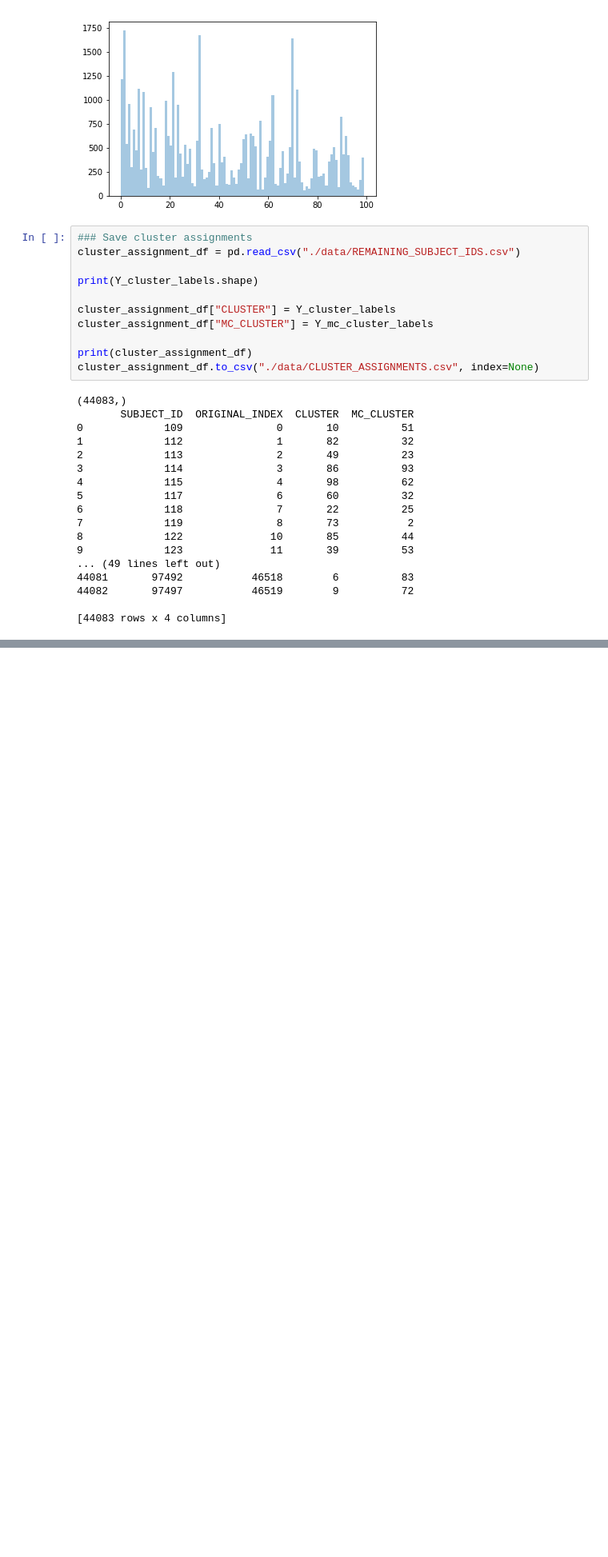
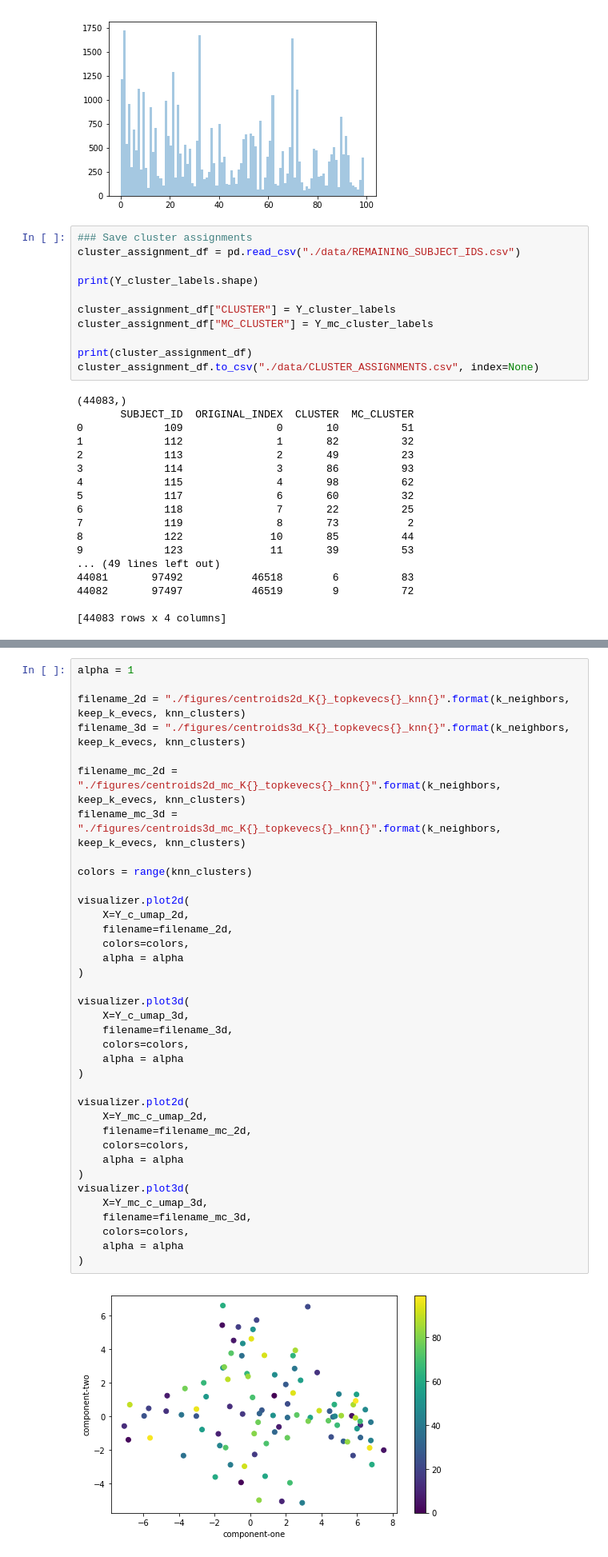
Before and after one commit to ashea2nd/VAE-EHR, a Jupyter notebook: experiments/200311_spectral_analysis_K100_rescaled_svd/spectral_analysis_K100_rescaled.ipynb, the cells around one changed output, grey strips where cells are left out. Shown at 80% size. Cells and saved outputs as stored; diff of their text form; blank space fills up the shorter version.

```diff
--- a/experiments/200311_spectral_analysis_K100_rescaled_svd/spectral_analysis_K100_rescaled.ipynb
+++ b/experiments/200311_spectral_analysis_K100_rescaled_svd/spectral_analysis_K100_rescaled.ipynb
@@ -237,0 +254,39 @@ visualizer.plot3d(
+# %%
+alpha = 1
+
+filename_2d = "./figures/centroids2d_K{}_topkevecs{}_knn{}".format(k_neighbors, keep_k_evecs, knn_clusters)
+filename_3d = "./figures/centroids3d_K{}_topkevecs{}_knn{}".format(k_neighbors, keep_k_evecs, knn_clusters)
+
+filename_mc_2d = "./figures/centroids2d_mc_K{}_topkevecs{}_knn{}".format(k_neighbors, keep_k_evecs, knn_clusters)
+filename_mc_3d = "./figures/centroids3d_mc_K{}_topkevecs{}_knn{}".format(k_neighbors, keep_k_evecs, knn_clusters)
+
+colors = range(knn_clusters)
+
+visualizer.plot2d(
+    X=Y_c_umap_2d,
+    filename=filename_2d,
+    colors=colors,
+    alpha = alpha
+)
+
+visualizer.plot3d(
+    X=Y_c_umap_3d,
+    filename=filename_3d,
+    colors=colors,
+    alpha = alpha
+)
+
+visualizer.plot2d(
+    X=Y_mc_c_umap_2d,
+    filename=filename_mc_2d,
+    colors=colors,
+    alpha = alpha
+)
+visualizer.plot3d(
+    X=Y_mc_c_umap_3d,
+    filename=filename_mc_3d,
+    colors=colors,
+    alpha = alpha
+)
+# %% [output]
+[figure, added]
```
Also changed, not shown: parts of 10 cells of this notebook, 9 other files.
